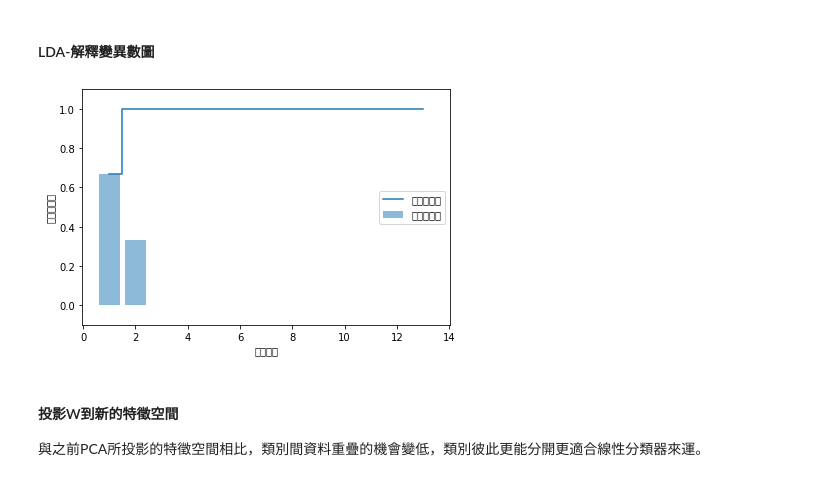
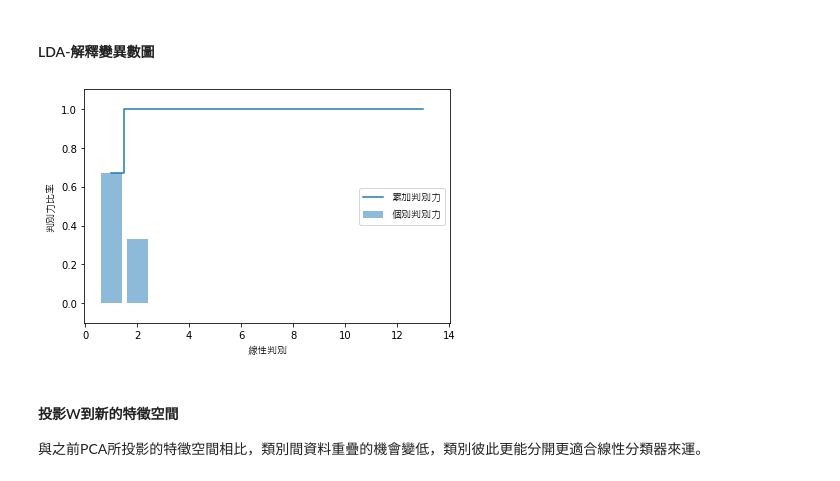
Before and after one commit to renardbao/ML_learn, a Jupyter notebook: Data_Preprocessing.ipynb, the cells around one changed output. Saved outputs shown, nothing was run; the diff lists cells and outputs as text; code cells hidden in the pictures.

```diff
--- a/Data_Preprocessing.ipynb
+++ b/Data_Preprocessing.ipynb
@@ -818,6 +769,12 @@ Eigenvalues
 tot = sum(eigen_vals)
 var_exp = [(i / tot) for i in sorted(eigen_vals, reverse=True)]
 cum_var_exp = np.cumsum(var_exp)
+# %%
+#設置plt中文
+from matplotlib import font_manager
+
+fontP = font_manager.FontProperties()
+fontP.set_family('Microsoft JhengHei')
 # %%
 plt.bar(range(1, 14), var_exp, alpha=0.5, align='center',
         label='個別可解釋變異'#,fontproperties="Microsoft JhengHei"
@@ -1120,21 +1077,21 @@ LDA線性判別式的數目最多只有C-1個,C為類別個數,特徵值頭兩
 # %%
 tot = sum(eigen_vals.real)
 discr = [(i / tot) for i in sorted(eigen_vals.real, reverse=True)]
 cum_discr = np.cumsum(discr)
 
 plt.bar(range(1, 14), discr, alpha=0.5, align='center',
         label='個別判別力')
 plt.step(range(1, 14), cum_discr, where='mid',
          label='累加判別力')
-plt.ylabel('判別力比率')
-plt.xlabel('線性判別')
+plt.ylabel('判別力比率',fontproperties = fontP)
+plt.xlabel('線性判別',fontproperties = fontP)
 plt.ylim([-0.1, 1.1])
-plt.legend(loc='best')
+plt.legend(loc='best',prop = fontP)
 plt.tight_layout()
 # plt.savefig('images/05_07.png', dpi=300)
 plt.show()
 # %% [output]
-[figure, old version]
+[figure, new version]
 # %% [markdown]
 #### 投影W到新的特徵空間
 
```
Also changed, not shown: parts of 51 cells of this notebook, 1 other file.
